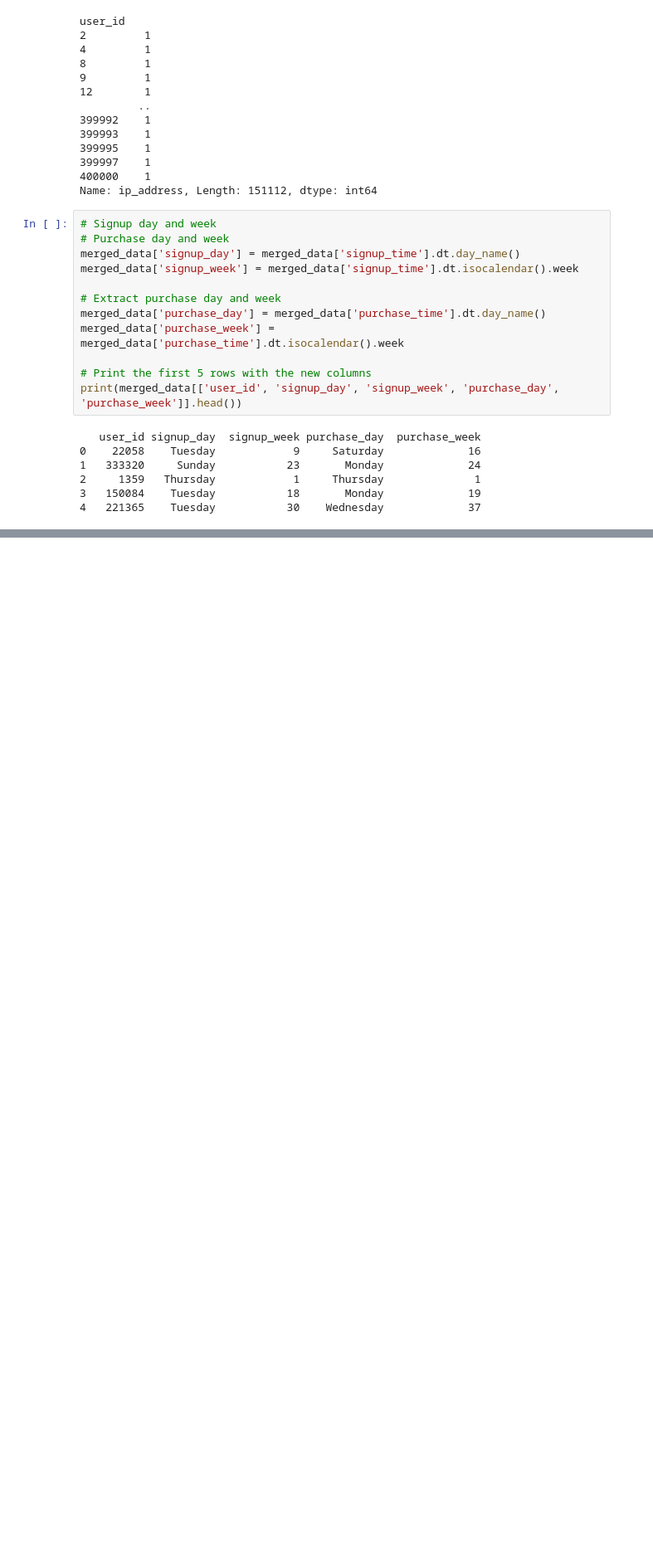
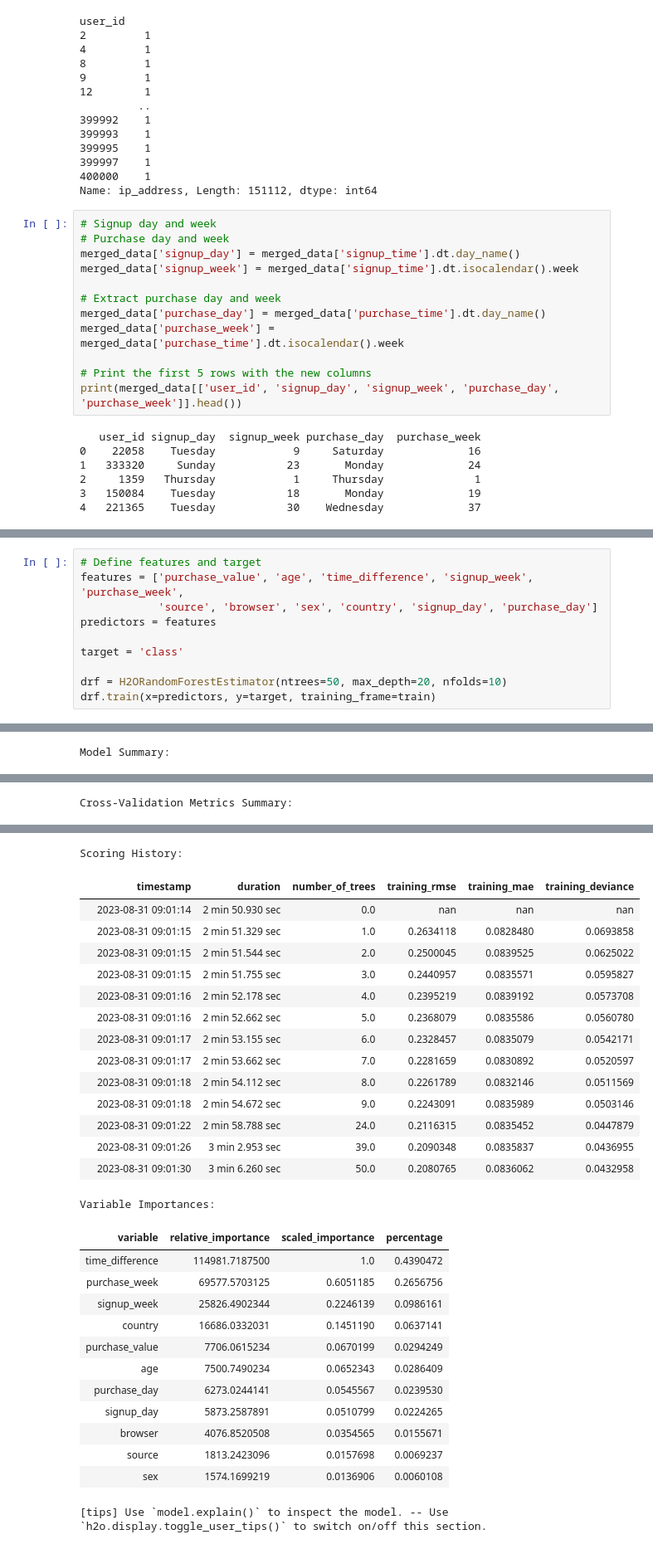
Before and after one commit to kalmuroth/lb-cml, a Jupyter notebook: lb_fraud_detection.ipynb, the cells around one changed output, grey strips where cells are left out. Shown at 83% size. Saved outputs shown, nothing was run; the diff lists cells and outputs as text; blank space fills up the shorter version.

```diff
--- a/lb_fraud_detection.ipynb
+++ b/lb_fraud_detection.ipynb
@@ -152,0 +220,11 @@ print(merged_data[['user_id', 'signup_day', 'signup_week', 'purchase_day', 'purc
+# %%
+# Define features and target
+features = ['purchase_value', 'age', 'time_difference', 'signup_week', 'purchase_week',
+            'source', 'browser', 'sex', 'country', 'signup_day', 'purchase_day']
+predictors = features
+
+target = 'class'
+
+drf = H2ORandomForestEstimator(ntrees=50, max_depth=20, nfolds=10)
+drf.train(x=predictors, y=target, training_frame=train)
+# %% [output]
@@ -152,0 +233 @@ print(merged_data[['user_id', 'signup_day', 'signup_week', 'purchase_day', 'purc
+Model Summary:
@@ -152,0 +238 @@ print(merged_data[['user_id', 'signup_day', 'signup_week', 'purchase_day', 'purc
+Cross-Validation Metrics Summary:
@@ -152,0 +247,29 @@ print(merged_data[['user_id', 'signup_day', 'signup_week', 'purchase_day', 'purc
+Scoring History:
+|  | timestamp | duration | number_of_trees | training_rmse | training_mae | training_deviance |
+|  | 2023-08-31 09:01:14 | 2 min 50.930 sec | 0.0 | nan | nan | nan |
+|  | 2023-08-31 09:01:15 | 2 min 51.329 sec | 1.0 | 0.2634118 | 0.0828480 | 0.0693858 |
+|  | 2023-08-31 09:01:15 | 2 min 51.544 sec | 2.0 | 0.2500045 | 0.0839525 | 0.0625022 |
+|  | 2023-08-31 09:01:15 | 2 min 51.755 sec | 3.0 | 0.2440957 | 0.0835571 | 0.0595827 |
+|  | 2023-08-31 09:01:16 | 2 min 52.178 sec | 4.0 | 0.2395219 | 0.0839192 | 0.0573708 |
+|  | 2023-08-31 09:01:16 | 2 min 52.662 sec | 5.0 | 0.2368079 | 0.0835586 | 0.0560780 |
+|  | 2023-08-31 09:01:17 | 2 min 53.155 sec | 6.0 | 0.2328457 | 0.0835079 | 0.0542171 |
+|  | 2023-08-31 09:01:17 | 2 min 53.662 sec | 7.0 | 0.2281659 | 0.0830892 | 0.0520597 |
+|  | 2023-08-31 09:01:18 | 2 min 54.112 sec | 8.0 | 0.2261789 | 0.0832146 | 0.0511569 |
+|  | 2023-08-31 09:01:18 | 2 min 54.672 sec | 9.0 | 0.2243091 | 0.0835989 | 0.0503146 |
+|  | 2023-08-31 09:01:22 | 2 min 58.788 sec | 24.0 | 0.2116315 | 0.0835452 | 0.0447879 |
+|  | 2023-08-31 09:01:26 | 3 min 2.953 sec | 39.0 | 0.2090348 | 0.0835837 | 0.0436955 |
+|  | 2023-08-31 09:01:30 | 3 min 6.260 sec | 50.0 | 0.2080765 | 0.0836062 | 0.0432958 |
+Variable Importances:
+| variable | relative_importance | scaled_importance | percentage |
+| time_difference | 114981.7187500 | 1.0 | 0.4390472 |
+| purchase_week | 69577.5703125 | 0.6051185 | 0.2656756 |
+| signup_week | 25826.4902344 | 0.2246139 | 0.0986161 |
+| country | 16686.0332031 | 0.1451190 | 0.0637141 |
+| purchase_value | 7706.0615234 | 0.0670199 | 0.0294249 |
+| age | 7500.7490234 | 0.0652343 | 0.0286409 |
+| purchase_day | 6273.0244141 | 0.0545567 | 0.0239530 |
+| signup_day | 5873.2587891 | 0.0510799 | 0.0224265 |
+| browser | 4076.8520508 | 0.0354565 | 0.0155671 |
+| source | 1813.2423096 | 0.0157698 | 0.0069237 |
+| sex | 1574.1699219 | 0.0136906 | 0.0060108 |
+[tips] Use `model.explain()` to inspect the model. -- Use `h2o.display.toggle_user_tips()` to switch on/off this section.
```
Also changed, not shown: parts of 7 cells of this notebook.
